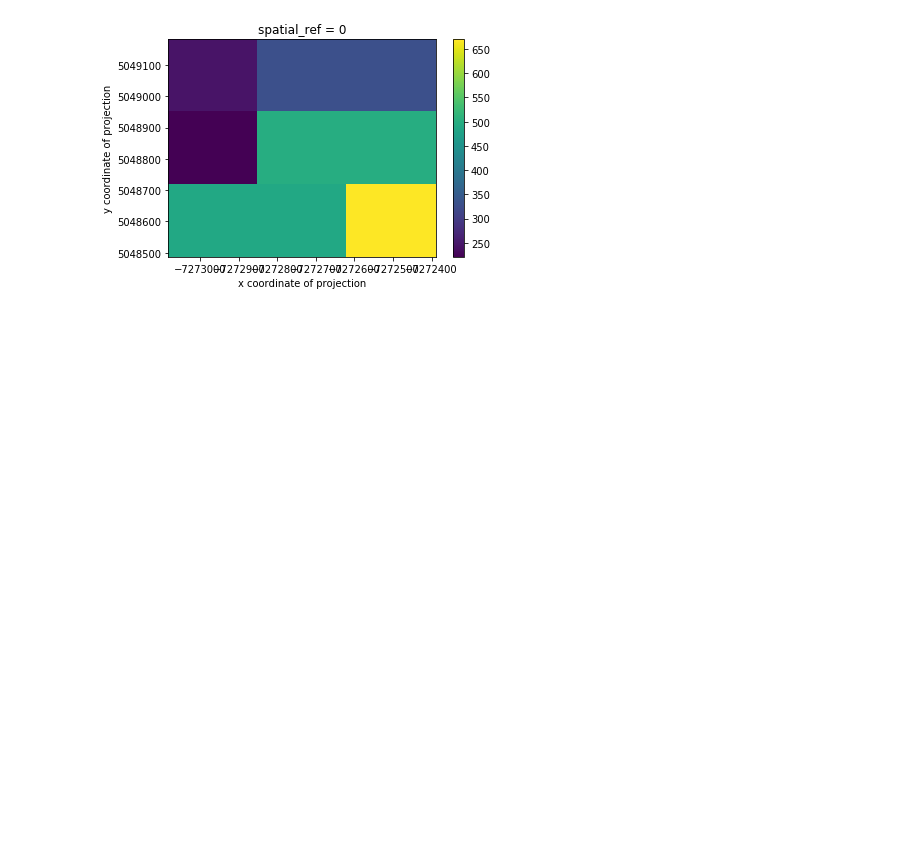
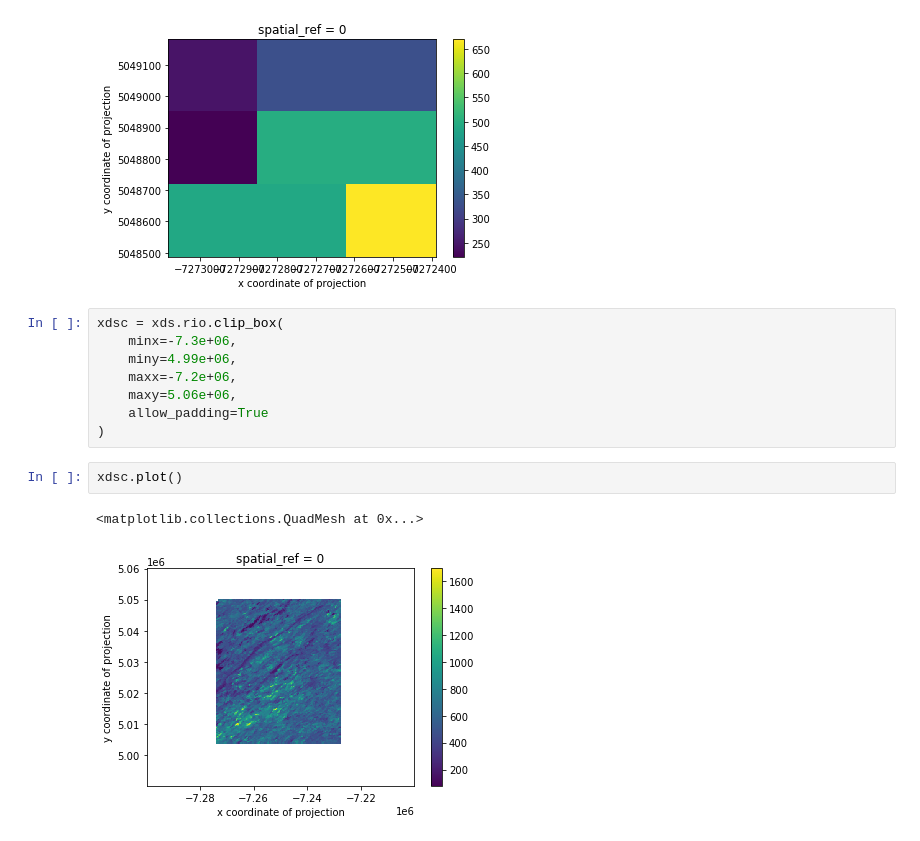
Before and after one commit to corteva/rioxarray, a Jupyter notebook: docs/examples/clip_box.ipynb, the cells around one changed output. Drawn from its saved outputs; the diff is of its cells as text; blank space fills up the shorter version.

Commit message:
Add optional padding to clip_box()

```diff
--- a/docs/examples/clip_box.ipynb
+++ b/docs/examples/clip_box.ipynb
@@ -67,3 +67,16 @@ xdsc.plot()
 # %% [output]
 <matplotlib.collections.QuadMesh at 0x...>
 [figure]
+# %%
+xdsc = xds.rio.clip_box(
+    minx=-7.3e+06,
+    miny=4.99e+06,
+    maxx=-7.2e+06,
+    maxy=5.06e+06,
+    allow_padding=True
+)
+# %%
+xdsc.plot()
+# %% [output]
+<matplotlib.collections.QuadMesh at 0x...>
+[figure, added]
```
Also changed, not shown: 3 other files.
